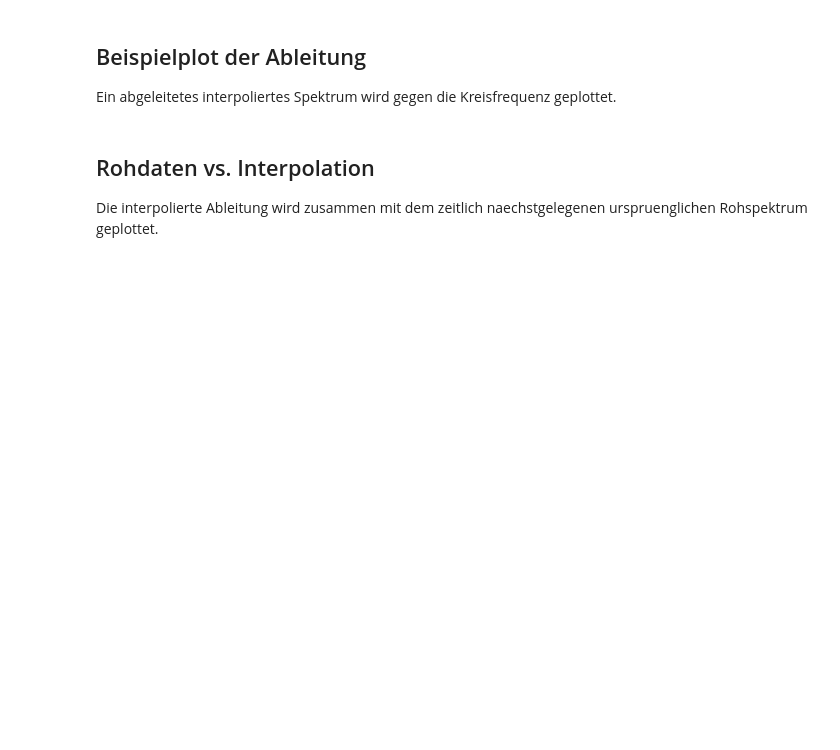
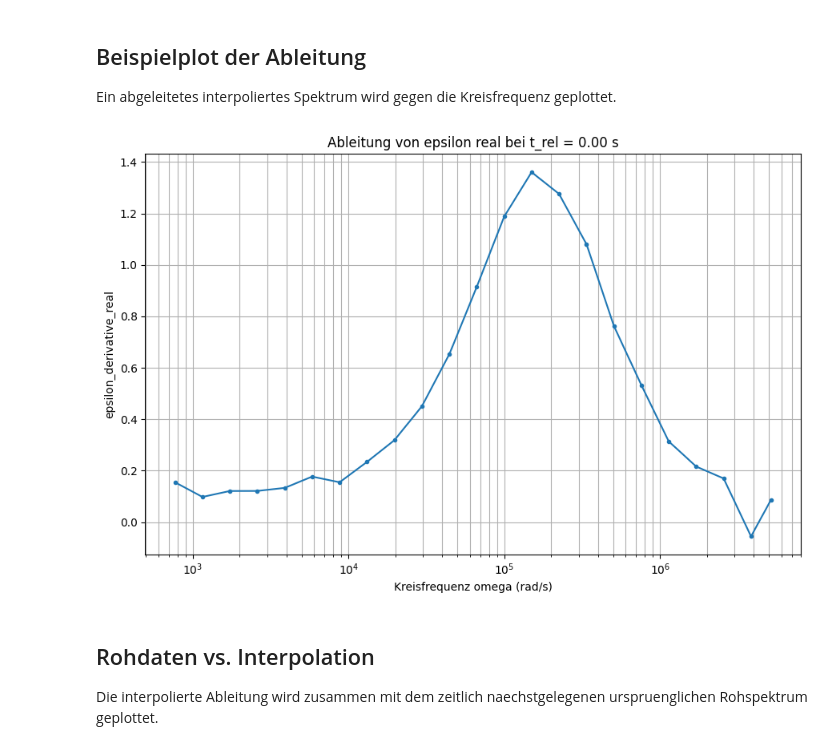
Before and after one commit to maxwolters02/bachelor-thesis, a Jupyter notebook: Code/interpolation.ipynb, the cells around one changed output. Saved outputs shown, nothing was run; the diff lists cells and outputs as text; code cells hidden in the pictures; blank space fills up the shorter version.

```diff
--- a/Code/interpolation.ipynb
+++ b/Code/interpolation.ipynb
@@ -171,7 +311,7 @@ def derive_eps_real_by_frequency(
     df,
     value_col="Eps_real",
     freq_col="Freq_Hz",
-    time_col="MTime_s",
+    time_col=TIME_COL,
     spectrum_col="Interpolated_Spectrum_ID",
     dataset_cols=("Source_File", "Material", "Temperature", "Mode"),
 ):
@@ -303,31 +666,33 @@ Ein abgeleitetes interpoliertes Spektrum wird gegen die Kreisfrequenz geplottet.
 # %%
 temp = TEMPERATURE
 material = MATERIAL
 mode = MODE
 y_col = "Eps_real_derivative"
 
 plot_base = df_derivative[
     (df_derivative["Temperature"] == temp)
     & (df_derivative["Material"] == material)
     & (df_derivative["Mode"] == mode)
 ]
 
 if plot_base.empty:
     raise ValueError("Keine abgeleiteten Daten fuer diese Auswahl gefunden.")
 
-available_times = np.sort(plot_base["MTime_s"].unique())
+available_times = np.sort(plot_base[TIME_COL].unique())
 plot_time = available_times[np.abs(available_times - PLOT_TIME_S).argmin()]
-plot_df = plot_base[plot_base["MTime_s"] == plot_time].sort_values("Omega_rad_s")
+plot_df = plot_base[plot_base[TIME_COL] == plot_time].sort_values("Omega_rad_s")
 
 plt.figure(figsize=(9, 6))
 plt.plot(plot_df["Omega_rad_s"], plot_df[y_col], marker="o", markersize=3)
 plt.xscale("log")
 plt.xlabel("Kreisfrequenz omega (rad/s)")
 plt.ylabel("epsilon_derivative_real")
-plt.title(f"Ableitung von epsilon real bei t = {plot_time:.2f} s")
+plt.title(f"Ableitung von epsilon real bei t_rel = {plot_time:.2f} s")
 plt.grid(True, which="both")
 plt.tight_layout()
 plt.show()
+# %% [output]
+[figure, added]
 # %% [markdown]
 ## Rohdaten vs. Interpolation
 
```
Also changed, not shown: parts of 17 cells of this notebook, 3 other files.
